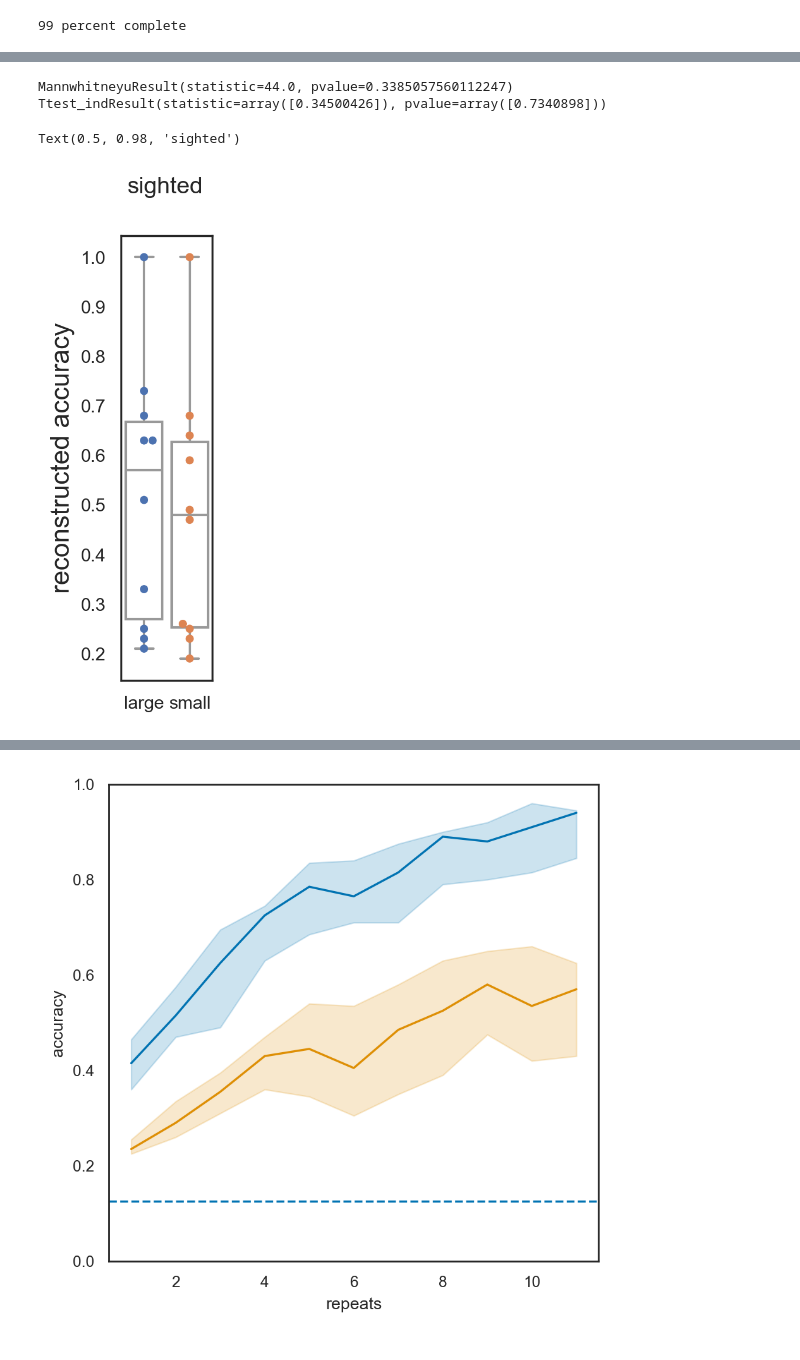
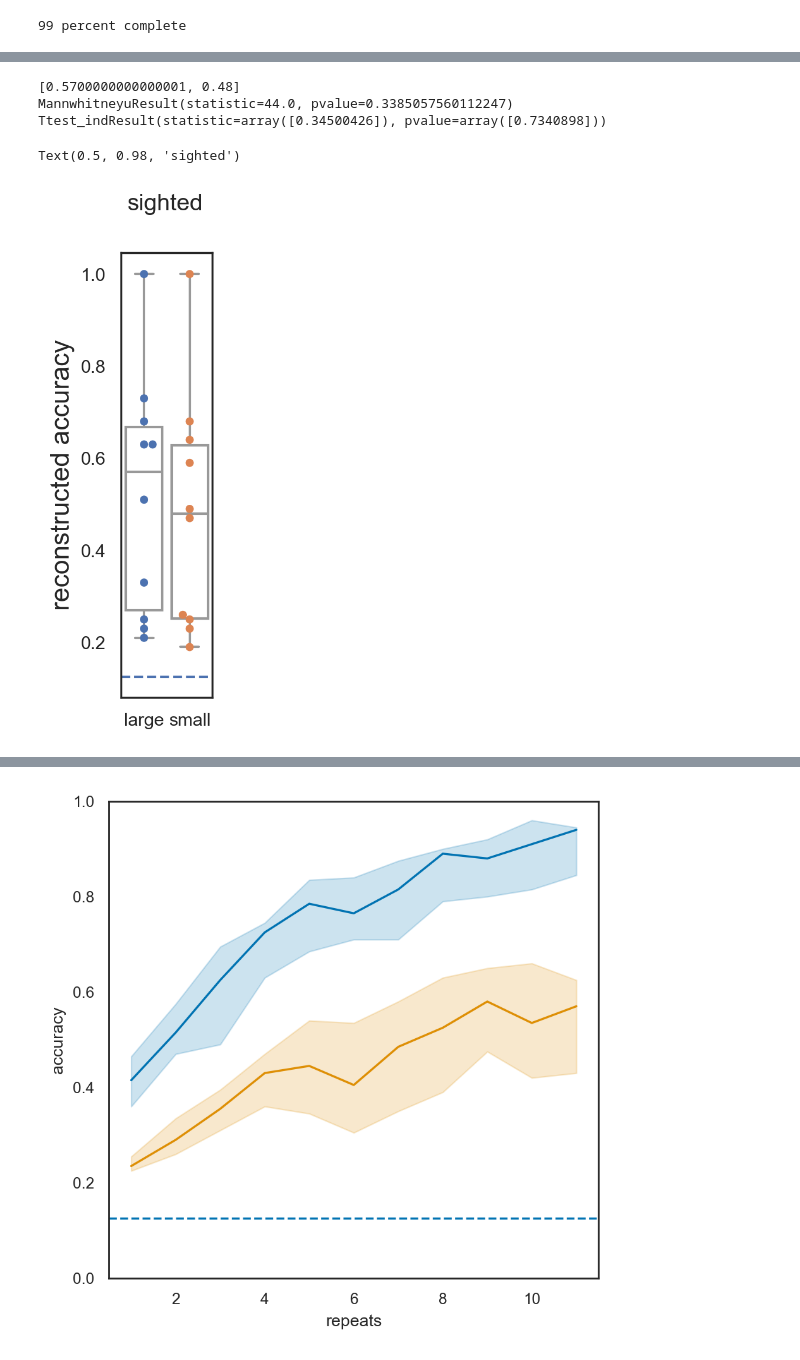
Before and after one commit to eegdude/erp_analysis, a Jupyter notebook: classification.ipynb, the cells around one changed output, grey strips where cells are left out. Saved outputs shown, nothing was run; the diff lists cells and outputs as text; code cells hidden in the pictures.

```diff
--- a/classification.ipynb
+++ b/classification.ipynb
@@ -16,7 +16,7 @@ import constants
 import dataset
 import folders
 # %%
-plt.rcParams['figure.figsize']=(5,5)
+plt.rcParams['figure.figsize']=(1,5)
 plt.rcParams['figure.dpi'] = 200
 plt.rcParams['savefig.dpi'] = 200
 
@@ -108,7 +108,7 @@ def bits_per_trial(p, n=8):
 
 def create_dataframe(totals, rng):
     tb = pd.DataFrame({'repeats':np.ravel([[a]*len(totals[0]) for a in rng]), 'accuracy':np.ravel(totals)})
-    tb['bits_per_trial']= list(map(bits_per_trial, tb['accuracy']))
+    tb['bits_per_trial'] = list(map(bits_per_trial, tb['accuracy']))
     tb['itr'] = tb['bits_per_trial']*(60/(0.3*8*tb['repeats']))
     return tb
 
@@ -118,6 +118,7 @@ def boxplot(*args, ylabel='', xticks=['small', 'large']):
     sns.swarmplot(data=args)
     sns.utils.axlabel(xlabel=None, ylabel=ylabel, fontsize=16)
     plt.xticks(plt.xticks()[0], xticks)
+    plt.axhline(1/8, linestyle='--')
 
 def remove_outliers(df):
     df = pd.DataFrame(df)
@@ -128,6 +129,12 @@ def remove_outliers(df):
 
 def mwtest(*args):
     st =  stats.mannwhitneyu(args[0], args[1])
+    print(st)
+    return st
+
+
+def med(*args):
+    st =  [np.median(a) for a in args]
     print(st)
     return st
 
@@ -201,15 +239,17 @@ small_stims_sighted = classifier_metrics_aggergated(ds=ds,
                           (ds.markup['blind'] == 0)]
         )
 # %%
+med(remove_outliers(large_stims_sighted), remove_outliers(small_stims_sighted))
 mwtest(remove_outliers(large_stims_sighted), remove_outliers(small_stims_sighted))
 ttest_ind(remove_outliers(large_stims_sighted), remove_outliers(small_stims_sighted))
 boxplot(large_stims_sighted, small_stims_sighted, xticks=['large', 'small'], ylabel='reconstructed accuracy')
 plt.suptitle('sighted')
 # %% [output]
+[0.5700000000000001, 0.48]
 MannwhitneyuResult(statistic=44.0, pvalue=0.3385057560112247)
 Ttest_indResult(statistic=array([0.34500426]), pvalue=array([0.7340898]))
 Text(0.5, 0.98, 'sighted')
-[figure, old version]
+[figure, new version]
 # %%
 blind_l = classifier_metrics_aggergated(ds=ds,
     subset= ds.markup.loc[(ds.markup['reg'] == 'brl_static6_all8') &
```
Also changed, not shown: parts of 8 cells of this notebook, 1 other file.
